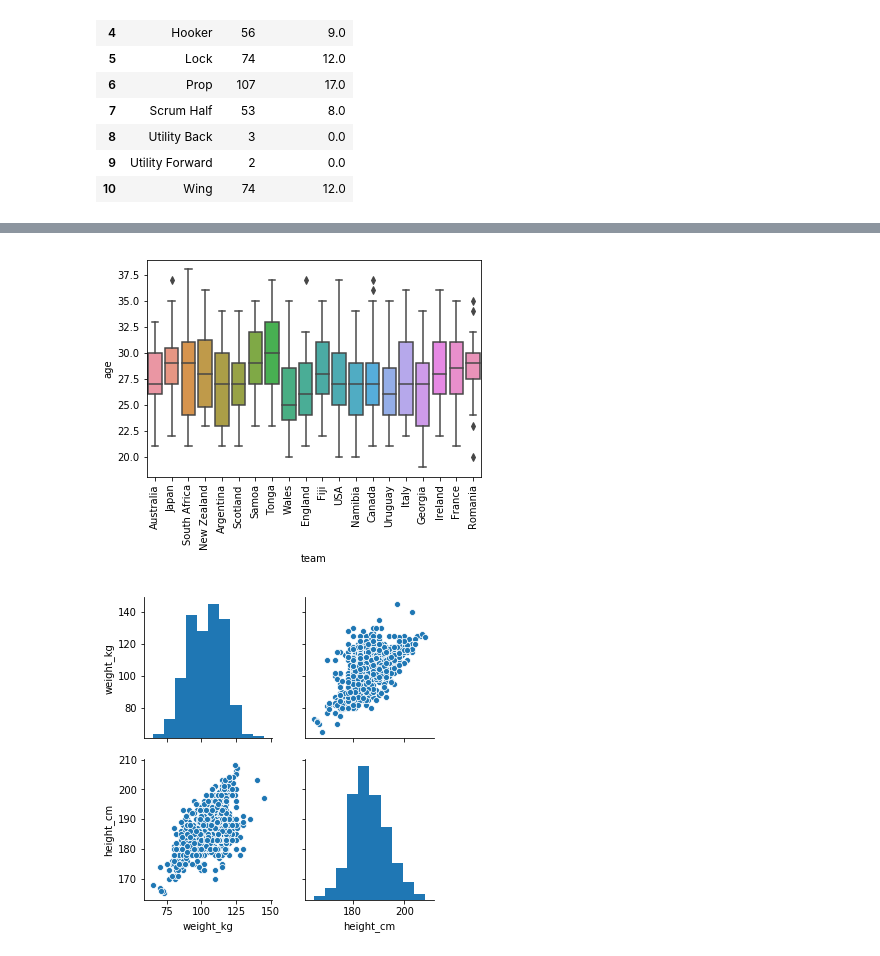
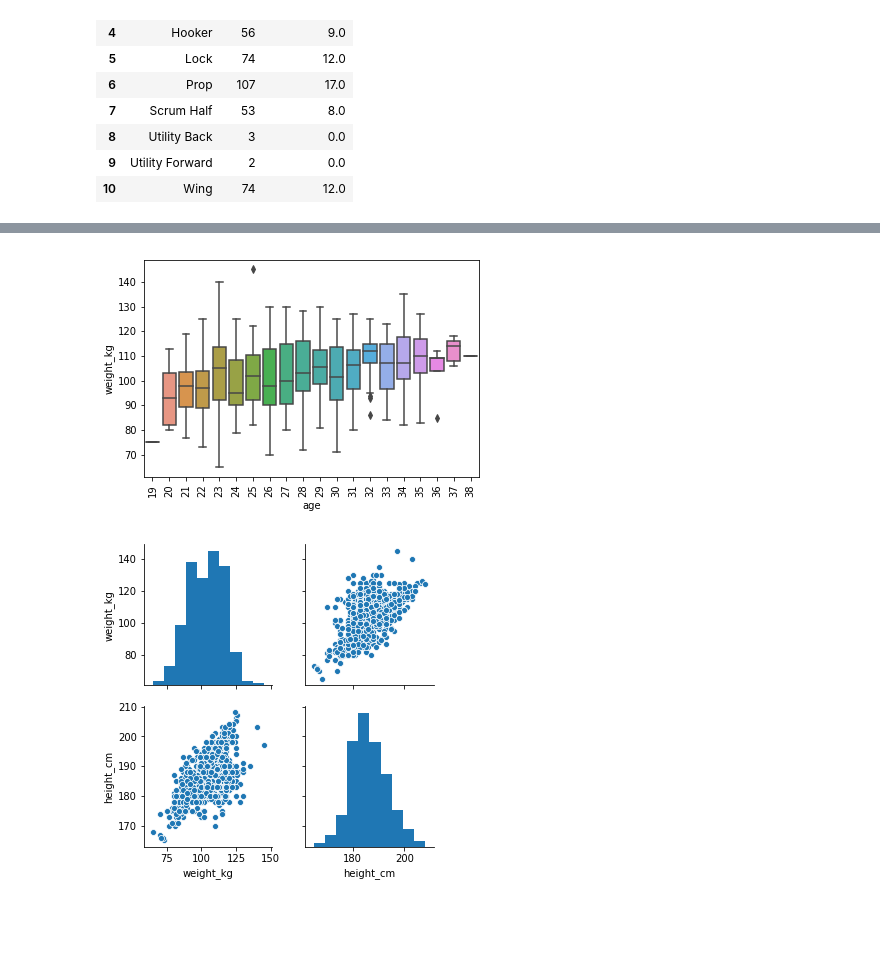
Before and after one commit to rossdavidhunter/Programming_Data_Analysis_Project, a Jupyter notebook: simulation.ipynb, the cells around one changed output, grey strips where cells are left out. Cells and saved outputs as stored; diff of their text form; code cells hidden in the pictures; blank space fills up the shorter version.

```diff
--- a/simulation.ipynb
+++ b/simulation.ipynb
@@ -125,9 +155,9 @@ plt.show('chart')
 # %%
-plot = sns.boxplot(x="team", y="age", data=df)
+plot = sns.boxplot(x="age", y="weight_kg", data=df)
 plot.set_xticklabels(plot.get_xticklabels(), rotation=90)
 plt.show()
 # %% [output]
-[figure, old version]
+[figure, new version]
 # %%
 plot_1 = sns.pairplot(df, vars=["weight_kg", "height_cm"])
 plt.show('plot_1')
```
Also changed, not shown: parts of 36 cells of this notebook, 2 other files.
